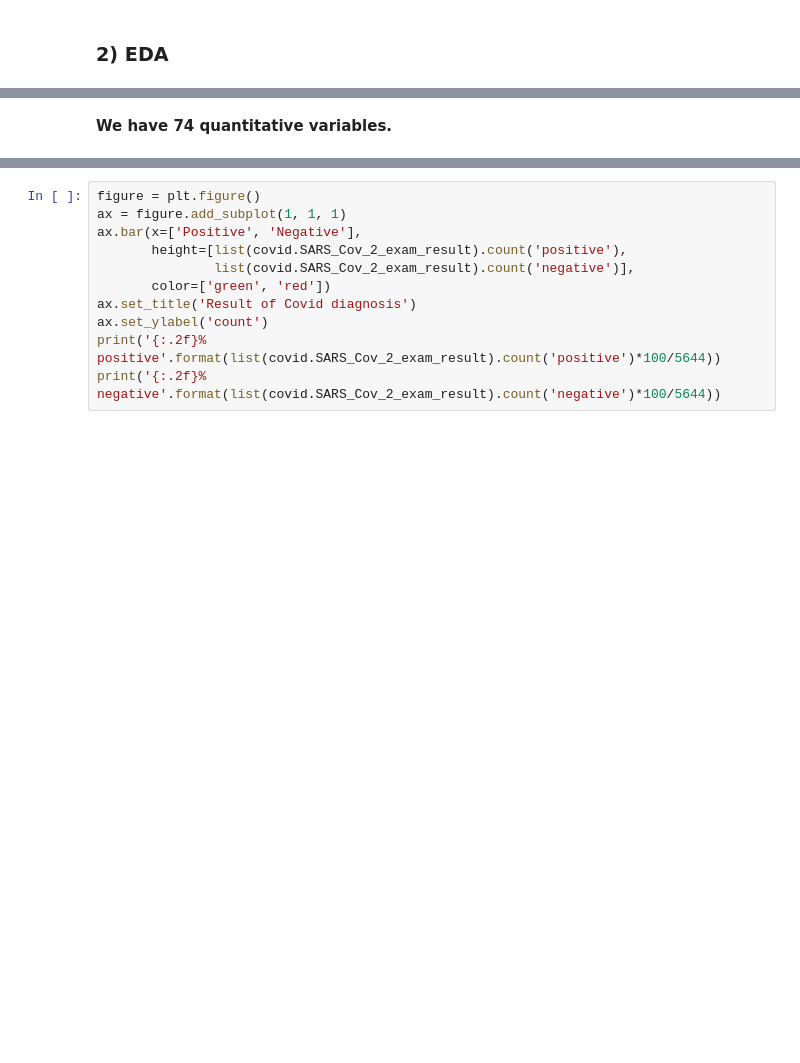
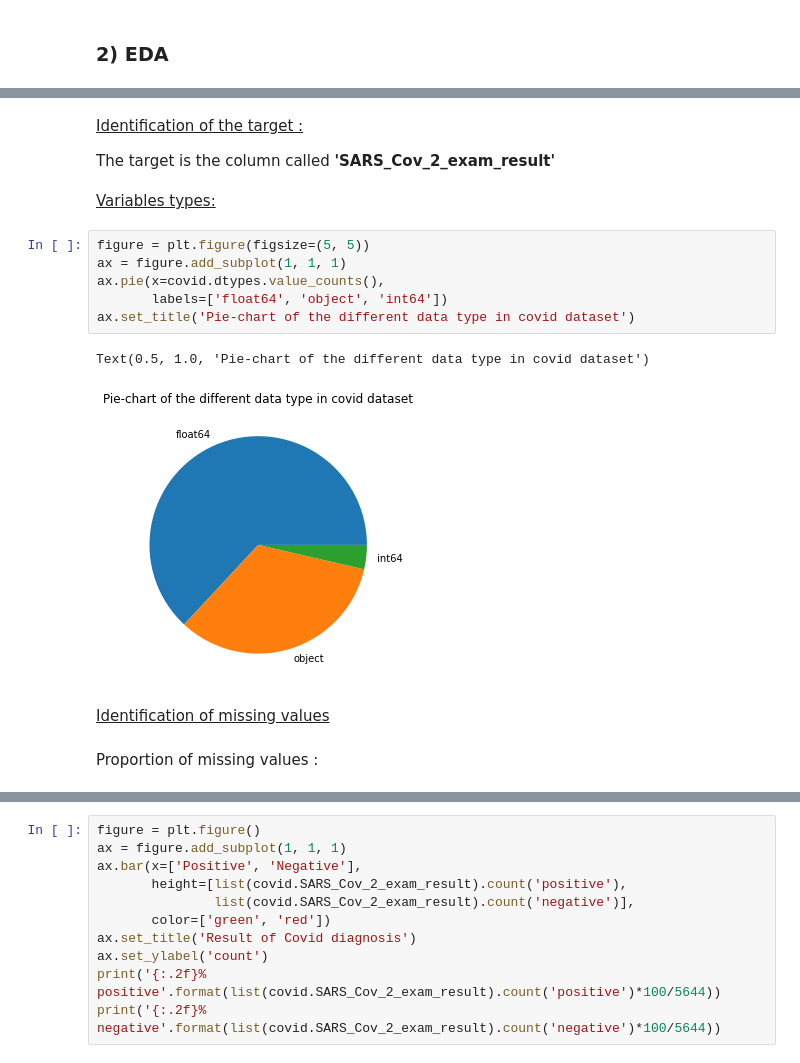
Before and after one commit to AnthonyJaquaniello/Machine_Learning, a Jupyter notebook: src/Covid.ipynb, the cells around one changed output, grey strips where cells are left out. Saved outputs shown, nothing was run; the diff lists cells and outputs as text; blank space fills up the shorter version.

```diff
--- a/src/Covid.ipynb
+++ b/src/Covid.ipynb
@@ -100,2 +96,18 @@ covid.describe(include=['int64', 'float64'])
-# %% [markdown]
-<strong>We have 74 quantitative variables.</strong>
+# %% [markdown]
+<p style='text-decoration: underline'>Identification of the target :</p>
+The target is the column called <strong>'SARS_Cov_2_exam_result'</strong>
+# %% [markdown]
+<p style='text-decoration: underline;'>Variables types:</p>
+# %%
+figure = plt.figure(figsize=(5, 5))
+ax = figure.add_subplot(1, 1, 1)
+ax.pie(x=covid.dtypes.value_counts(),
+       labels=['float64', 'object', 'int64'])
+ax.set_title('Pie-chart of the different data type in covid dataset')
+# %% [output]
+Text(0.5, 1.0, 'Pie-chart of the different data type in covid dataset')
+[figure, added]
+# %% [markdown]
+<p style='text-decoration: underline;'>Identification of missing values</p>
+# %% [markdown]
+Proportion of missing values :
```
Also changed, not shown: parts of 28 cells of this notebook.
